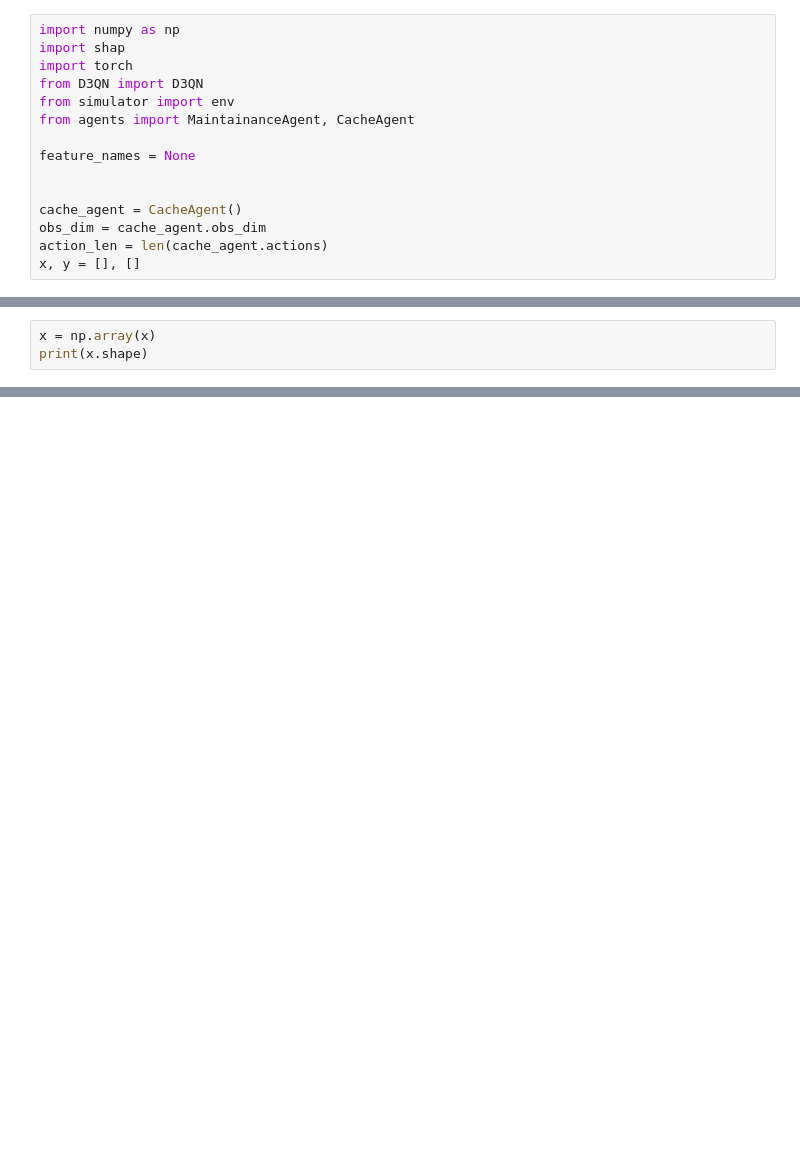
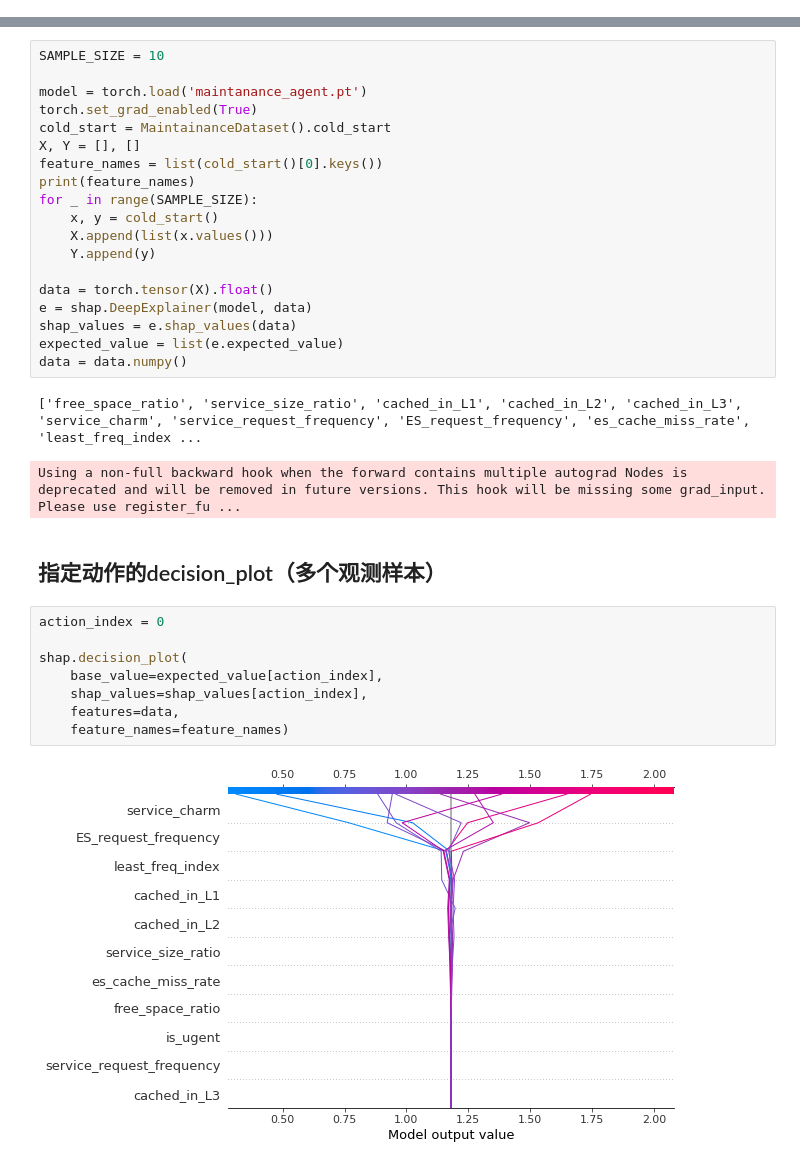
Before and after one commit to zzxjl1/CDNCache_XRL, a Jupyter notebook: explainability/local/cold_start.ipynb, the cells around one changed output, grey strips where cells are left out. Cells and saved outputs as stored; diff of their text form; blank space fills up the shorter version.

```diff
--- a/explainations.ipynb
+++ b/explainability/local/cold_start.ipynb
@@ -1,15 +0,0 @@
-# %%
-import numpy as np
-import shap
-import torch
-from D3QN import D3QN
-from simulator import env
-from agents import MaintainanceAgent, CacheAgent
-
-feature_names = None
-
-
-cache_agent = CacheAgent()
-obs_dim = cache_agent.obs_dim
-action_len = len(cache_agent.actions)
-x, y = [], []
@@ -65,3 +0,0 @@ shap.initjs()
-# %%
-x = np.array(x)
-print(x.shape)
@@ -105,0 +11,34 @@ ValueError: zero-size array to reduction operation minimum which has no identity
+# %%
+SAMPLE_SIZE = 10
+
+model = torch.load('maintanance_agent.pt')
+torch.set_grad_enabled(True)
+cold_start = MaintainanceDataset().cold_start
+X, Y = [], []
+feature_names = list(cold_start()[0].keys())
+print(feature_names)
+for _ in range(SAMPLE_SIZE):
+    x, y = cold_start()
+    X.append(list(x.values()))
+    Y.append(y)
+
+data = torch.tensor(X).float()
+e = shap.DeepExplainer(model, data)
+shap_values = e.shap_values(data)
+expected_value = list(e.expected_value)
+data = data.numpy()
+# %% [output]
+['free_space_ratio', 'service_size_ratio', 'cached_in_L1', 'cached_in_L2', 'cached_in_L3', 'service_charm', 'service_request_frequency', 'ES_request_frequency', 'es_cache_miss_rate', 'least_freq_index ...
+Using a non-full backward hook when the forward contains multiple autograd Nodes is deprecated and will be removed in future versions. This hook will be missing some grad_input. Please use register_fu ...
+# %% [markdown]
+## 指定动作的decision_plot（多个观测样本）
+# %%
+action_index = 0
+
+shap.decision_plot(
+    base_value=expected_value[action_index],
+    shap_values=shap_values[action_index],
+    features=data,
+    feature_names=feature_names)
+# %% [output]
+[figure, added]
```
Also changed, not shown: parts of 29 cells of this notebook, 7 other files.
